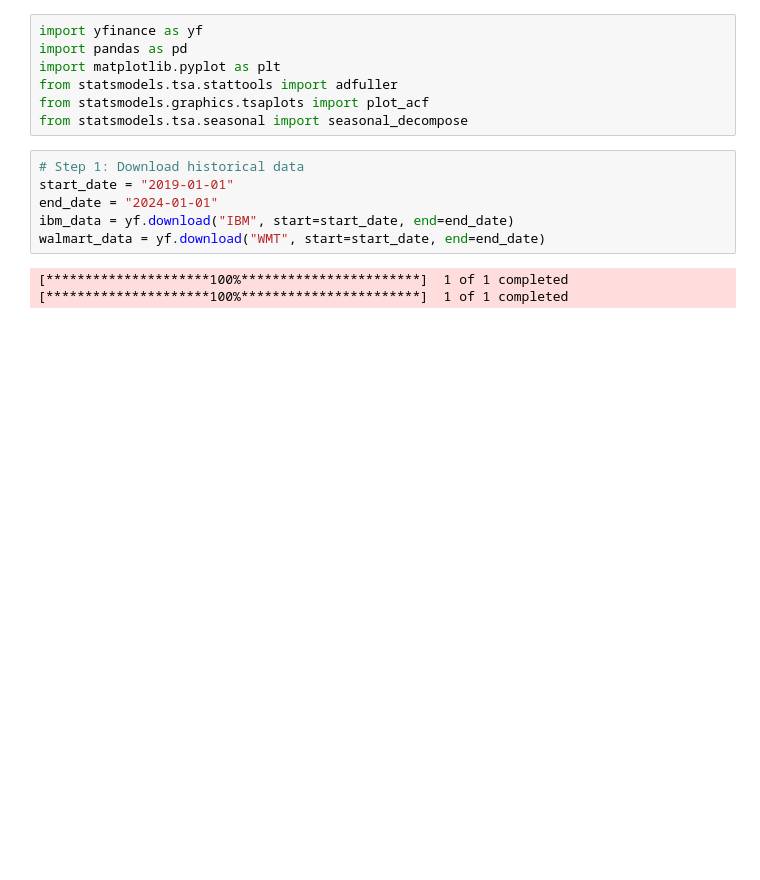
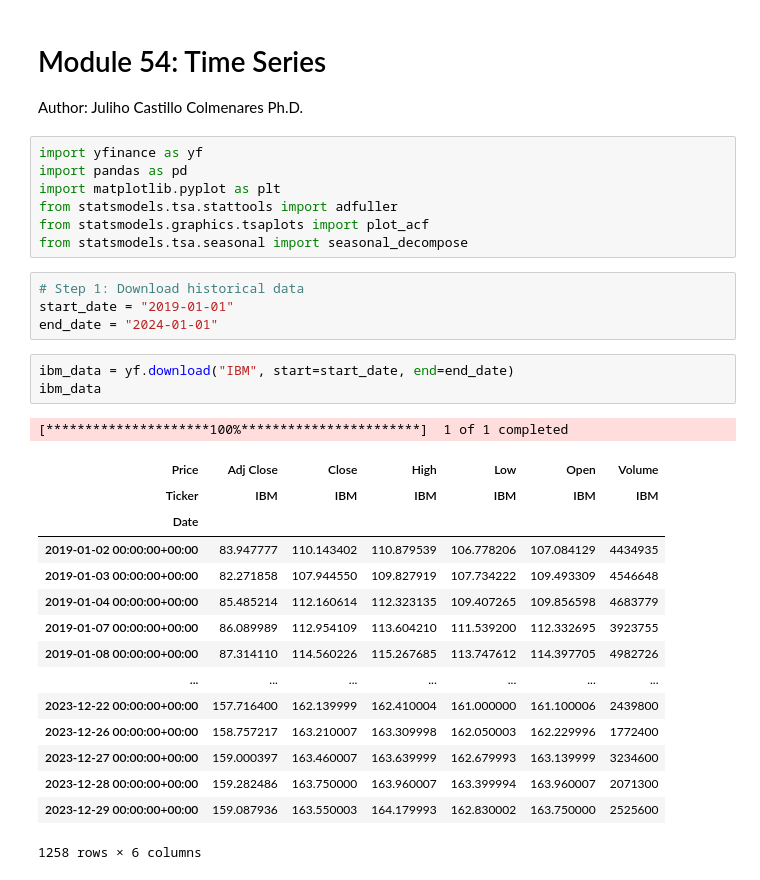
Before and after one commit to julihocc/ebac-cientifico-datos, a Jupyter notebook: S09-Modelling/M54-time-series/module-54-exercise.ipynb, the cells around one changed output. Drawn from its saved outputs; the diff is of its cells as text; blank space fills up the shorter version.

```diff
--- a/S09-Modelling/M54-time-series/module-54-exercise.ipynb
+++ b/S09-Modelling/M54-time-series/module-54-exercise.ipynb
@@ -1,3 +1,7 @@
+# %% [markdown]
+# Module 54: Time Series
+
+Author: Juliho Castillo Colmenares Ph.D.
 # %%
 import yfinance as yf
 import pandas as pd
@@ -9,8 +13,23 @@ from statsmodels.tsa.seasonal import seasonal_decompose
 # Step 1: Download historical data
 start_date = "2019-01-01"
 end_date = "2024-01-01"
-ibm_data = yf.download("IBM", start=start_date, end=end_date)
-walmart_data = yf.download("WMT", start=start_date, end=end_date)
-# %% [output]
-[*********************100%***********************]  1 of 1 completed
-[*********************100%***********************]  1 of 1 completed
+# %%
+ibm_data = yf.download("IBM", start=start_date, end=end_date)
+ibm_data
+# %% [output]
+[*********************100%***********************]  1 of 1 completed
+| Price | Adj Close | Close | High | Low | Open | Volume |
+| Ticker | IBM | IBM | IBM | IBM | IBM | IBM |
+| Date |  |  |  |  |  |  |
+| 2019-01-02 00:00:00+00:00 | 83.947777 | 110.143402 | 110.879539 | 106.778206 | 107.084129 | 4434935 |
+| 2019-01-03 00:00:00+00:00 | 82.271858 | 107.944550 | 109.827919 | 107.734222 | 109.493309 | 4546648 |
+| 2019-01-04 00:00:00+00:00 | 85.485214 | 112.160614 | 112.323135 | 109.407265 | 109.856598 | 4683779 |
+| 2019-01-07 00:00:00+00:00 | 86.089989 | 112.954109 | 113.604210 | 111.539200 | 112.332695 | 3923755 |
+| 2019-01-08 00:00:00+00:00 | 87.314110 | 114.560226 | 115.267685 | 113.747612 | 114.397705 | 4982726 |
+| ... | ... | ... | ... | ... | ... | ... |
+| 2023-12-22 00:00:00+00:00 | 157.716400 | 162.139999 | 162.410004 | 161.000000 | 161.100006 | 2439800 |
+| 2023-12-26 00:00:00+00:00 | 158.757217 | 163.210007 | 163.309998 | 162.050003 | 162.229996 | 1772400 |
+| 2023-12-27 00:00:00+00:00 | 159.000397 | 163.460007 | 163.639999 | 162.679993 | 163.139999 | 3234600 |
+| 2023-12-28 00:00:00+00:00 | 159.282486 | 163.750000 | 163.960007 | 163.399994 | 163.960007 | 2071300 |
+| 2023-12-29 00:00:00+00:00 | 159.087936 | 163.550003 | 164.179993 | 162.830002 | 163.750000 | 2525600 |
+1258 rows × 6 columns
```
Also changed, not shown: parts of 13 cells of this notebook, 2 other files.
